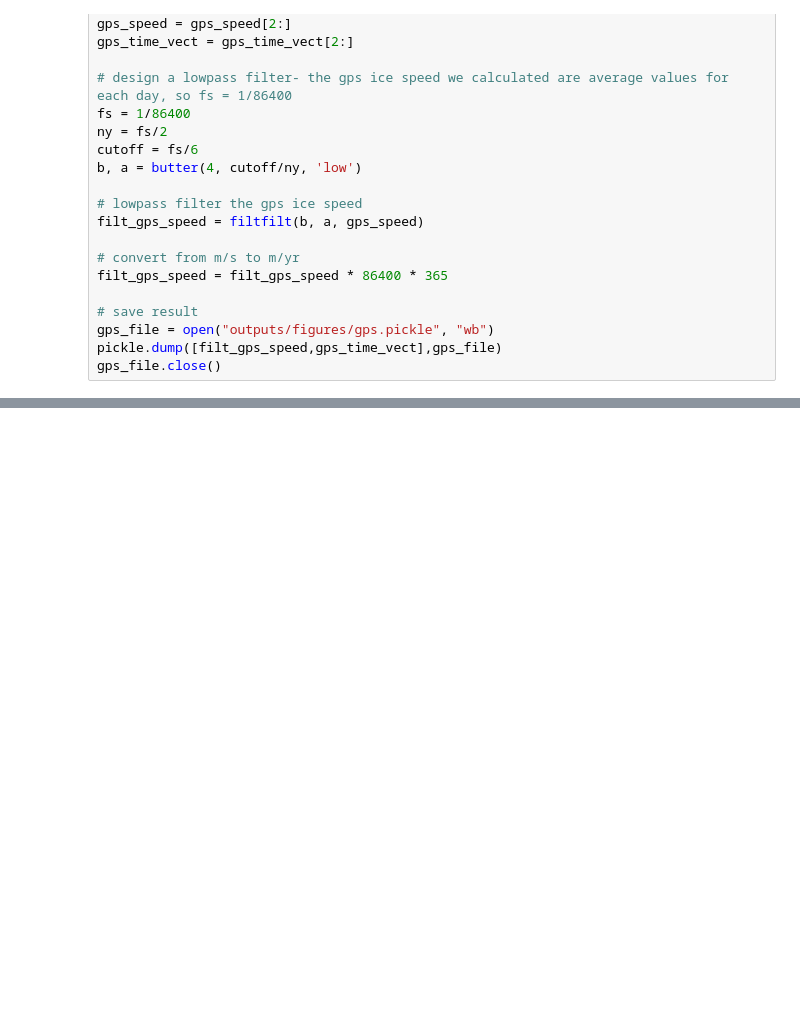
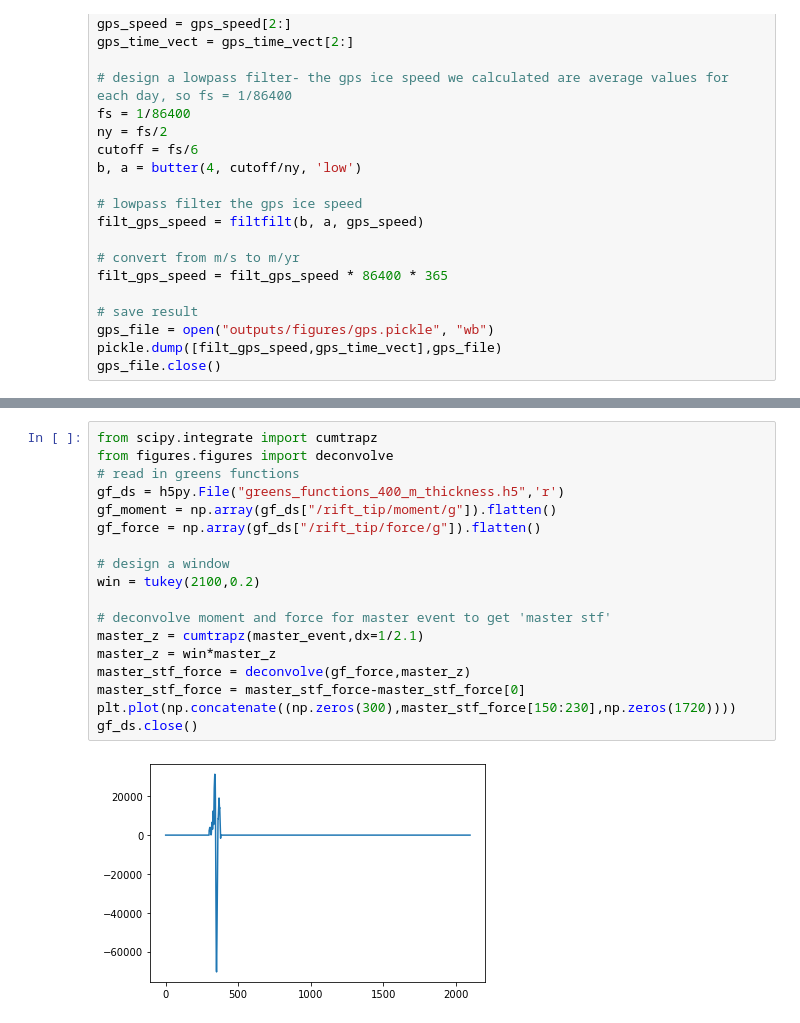
Before and after one commit to stepholinger/rift_detection_location, a Jupyter notebook: riftquake_analysis.ipynb, the cells around one changed output, grey strips where cells are left out. Saved outputs shown, nothing was run; the diff lists cells and outputs as text; blank space fills up the shorter version.

```diff
--- a/riftquake_analysis.ipynb
+++ b/riftquake_analysis.ipynb
@@ -768,0 +889,20 @@ gf_ds.close()
+# %%
+from scipy.integrate import cumtrapz
+from figures.figures import deconvolve
+# read in greens functions
+gf_ds = h5py.File("greens_functions_400_m_thickness.h5",'r')
+gf_moment = np.array(gf_ds["/rift_tip/moment/g"]).flatten()
+gf_force = np.array(gf_ds["/rift_tip/force/g"]).flatten()
+
+# design a window
+win = tukey(2100,0.2)
+
+# deconvolve moment and force for master event to get 'master stf'
+master_z = cumtrapz(master_event,dx=1/2.1)
+master_z = win*master_z
+master_stf_force = deconvolve(gf_force,master_z)
+master_stf_force = master_stf_force-master_stf_force[0]
+plt.plot(np.concatenate((np.zeros(300),master_stf_force[150:230],np.zeros(1720))))
+gf_ds.close()
+# %% [output]
+[figure, added]
```
Also changed, not shown: parts of 13 cells of this notebook, 11 other files.
